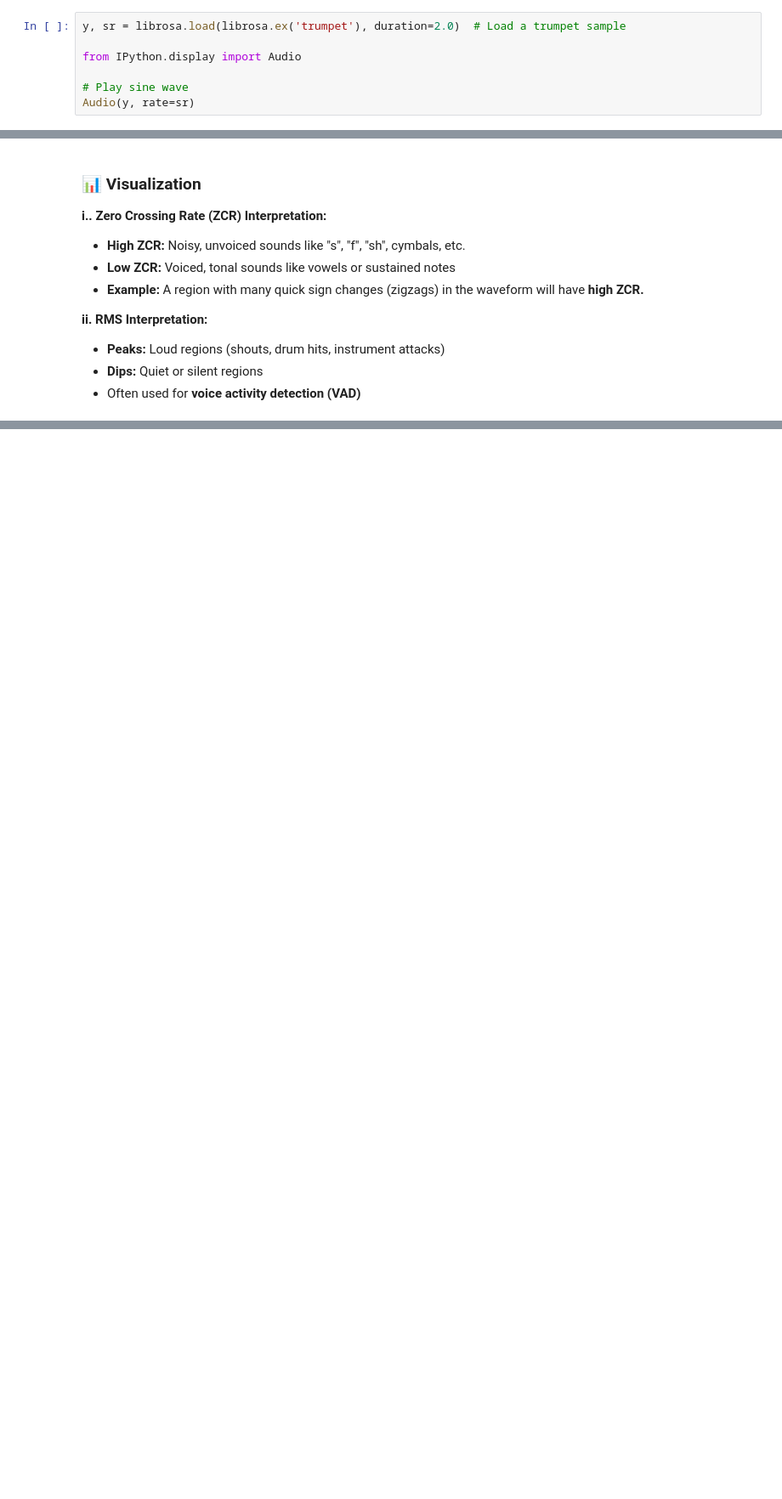
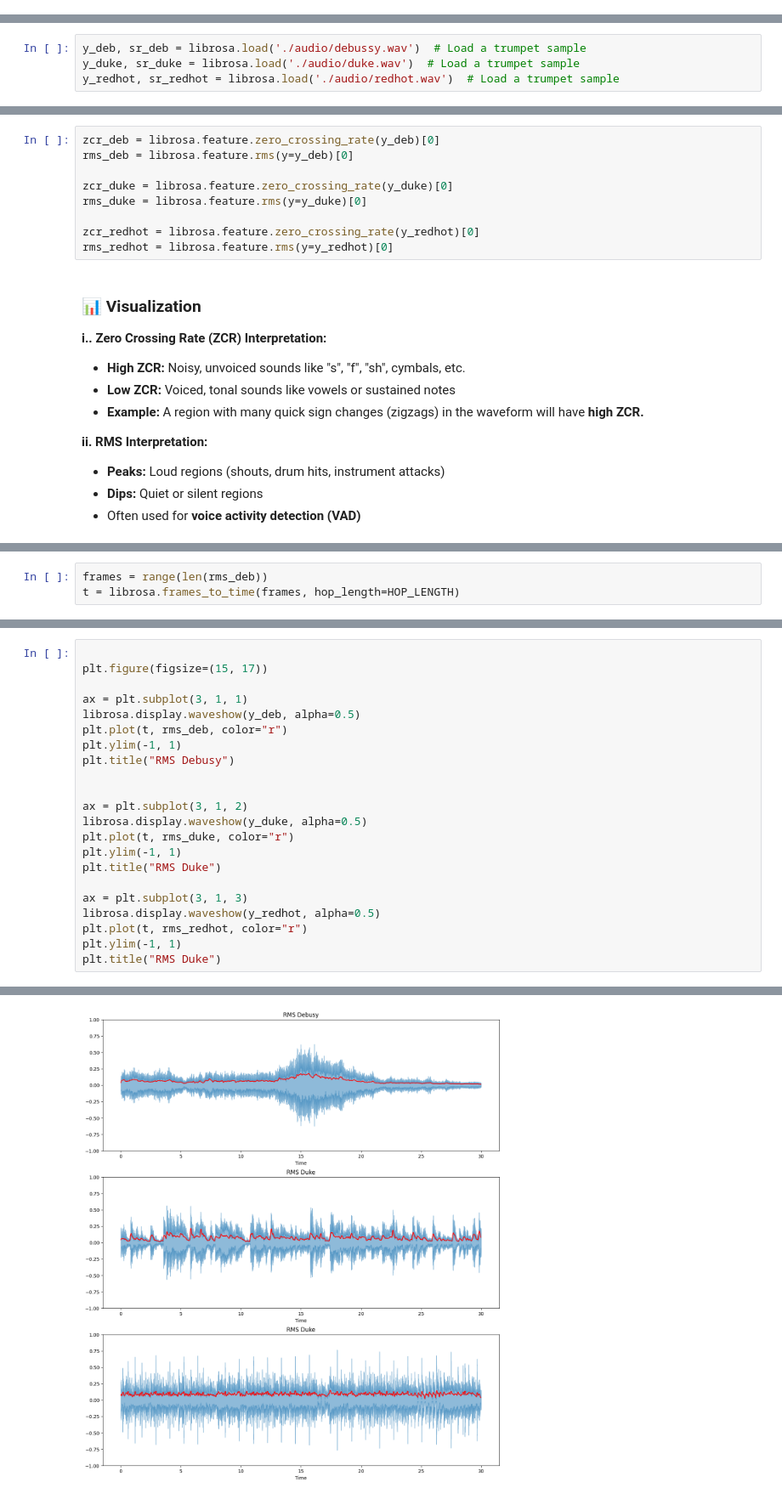
Before and after one commit to sbhusal123/audio-signal-processing, a Jupyter notebook: Feature Extraction And Engineering For Audio/Time Domain Features.ipynb, the cells around one changed output, grey strips where cells are left out. Shown at 85% size. Drawn from its saved outputs; the diff is of its cells as text; blank space fills up the shorter version.

Commit message:
Time domain featrues extraction.

```diff
--- a/Feature Extraction And Engineering For Audio/Time Domain Features.ipynb
+++ b/Feature Extraction And Engineering For Audio/Time Domain Features.ipynb
@@ -53,9 +58,2 @@ import matplotlib.pyplot as plt
 # %% [markdown]
 ### Loading and Playing Soung
-# %%
-y, sr = librosa.load(librosa.ex('trumpet'), duration=2.0)  # Load a trumpet sample
-
-from IPython.display import Audio
-
-# Play sine wave
-Audio(y, rate=sr)
@@ -64,2 +60,6 @@ Audio(y, rate=sr)
+# %%
+y_deb, sr_deb = librosa.load('./audio/debussy.wav')  # Load a trumpet sample
+y_duke, sr_duke = librosa.load('./audio/duke.wav')  # Load a trumpet sample
+y_redhot, sr_redhot = librosa.load('./audio/redhot.wav')  # Load a trumpet sample
 # %% [markdown]
 ### 🧮 Compute Features
@@ -69,3 +66,12 @@ rms = librosa.feature.rms(y=y)[0]
+# %%
+zcr_deb = librosa.feature.zero_crossing_rate(y_deb)[0]
+rms_deb = librosa.feature.rms(y=y_deb)[0]
+
+zcr_duke = librosa.feature.zero_crossing_rate(y_duke)[0]
+rms_duke = librosa.feature.rms(y=y_duke)[0]
+
+zcr_redhot = librosa.feature.zero_crossing_rate(y_redhot)[0]
+rms_redhot = librosa.feature.rms(y=y_redhot)[0]
 # %% [markdown]
 ### 📊 Visualization
 
@@ -105,0 +88,3 @@ plt.show()
+# %%
+frames = range(len(rms_deb))
+t = librosa.frames_to_time(frames, hop_length=HOP_LENGTH)
@@ -105,0 +93,23 @@ plt.show()
+# %%
+
+plt.figure(figsize=(15, 17))
+
+ax = plt.subplot(3, 1, 1)
+librosa.display.waveshow(y_deb, alpha=0.5)
+plt.plot(t, rms_deb, color="r")
+plt.ylim(-1, 1)
+plt.title("RMS Debusy")
+
+
+ax = plt.subplot(3, 1, 2)
+librosa.display.waveshow(y_duke, alpha=0.5)
+plt.plot(t, rms_duke, color="r")
+plt.ylim(-1, 1)
+plt.title("RMS Duke")
+
+ax = plt.subplot(3, 1, 3)
+librosa.display.waveshow(y_redhot, alpha=0.5)
+plt.plot(t, rms_redhot, color="r")
+plt.ylim(-1, 1)
+plt.title("RMS Duke")
+# %% [output]
@@ -105,0 +117 @@ plt.show()
+[figure, added]
```
Also changed, not shown: parts of 18 cells of this notebook, 3 other files.
